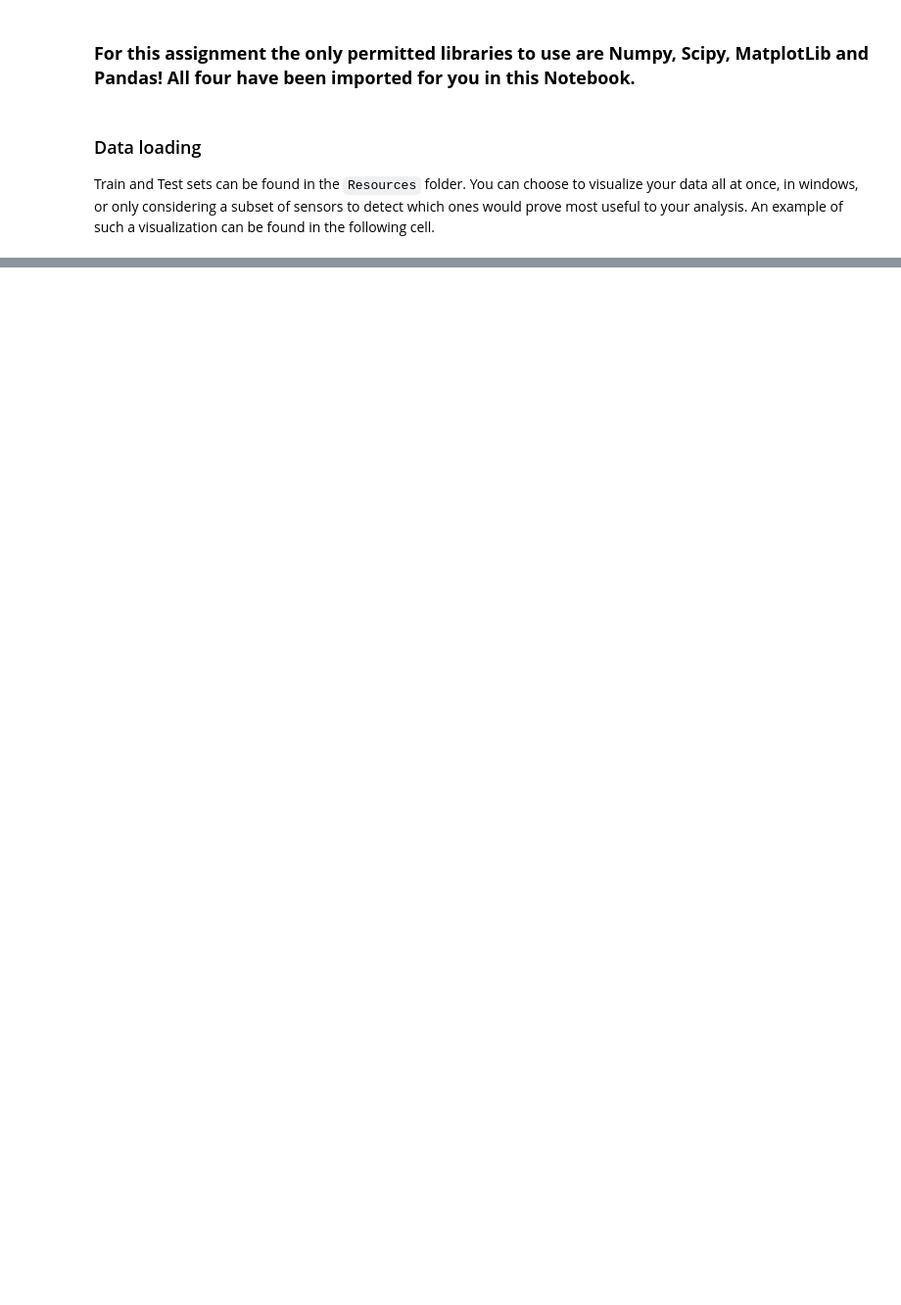
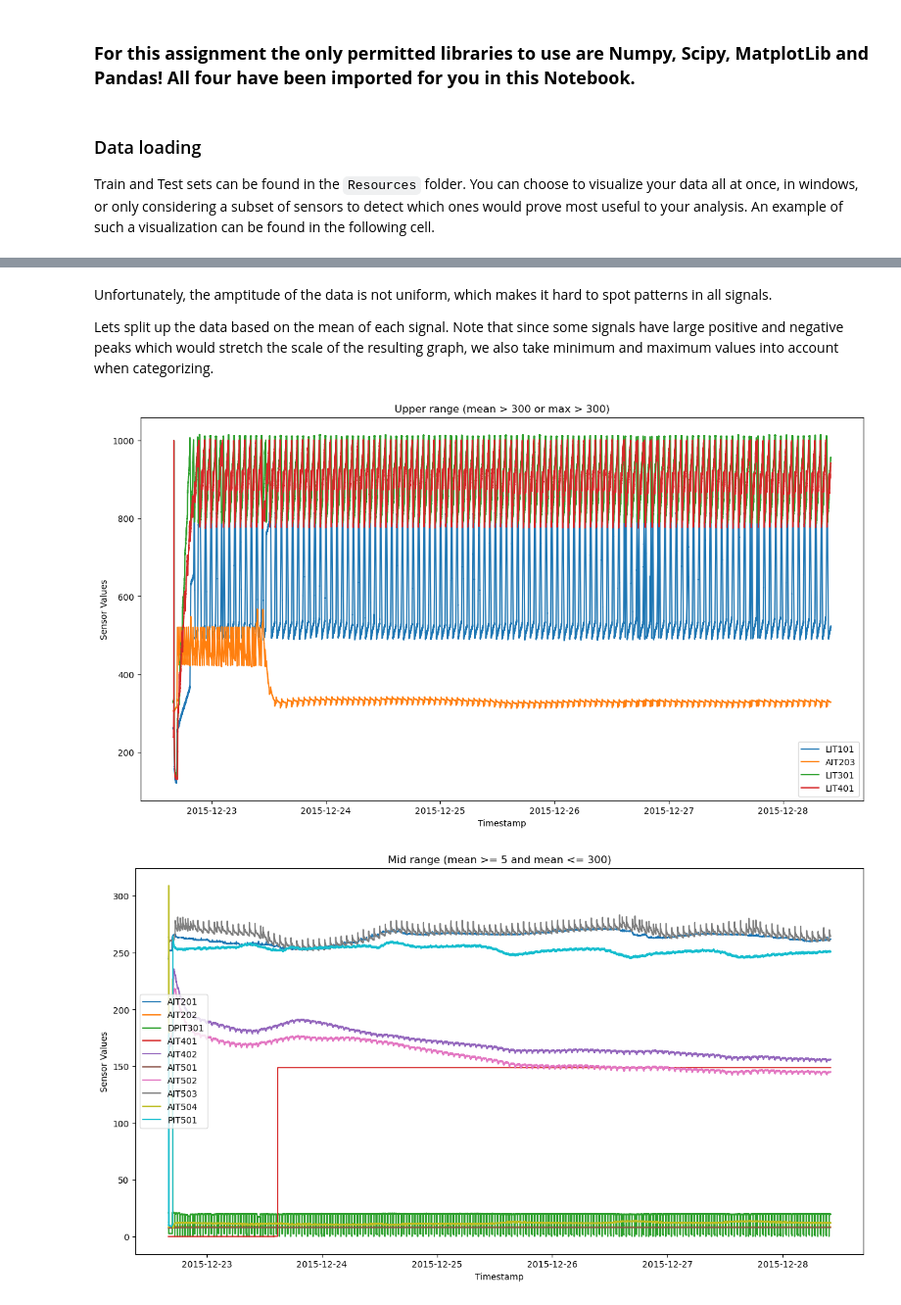
Before and after one commit to blockdoth/data-mining, a Jupyter notebook: Anomaly Detection.ipynb, the cells around one changed output, grey strips where cells are left out. Shown at 98% size. Drawn from its saved outputs; the diff is of its cells as text; code cells hidden in the pictures; blank space fills up the shorter version.

Commit message:
finally have a feeling what I am doing

```diff
--- a/Anomaly Detection.ipynb
+++ b/Anomaly Detection.ipynb
@@ -306,0 +64,26 @@ LinAlgError: Array must not contain infs or NaNs
+# %% [markdown]
+Unfortunately, the amptitude of the data is not uniform, which makes it hard to spot patterns in all signals.
+
+Lets split up the data based on the mean of each signal. Note that since some signals have large positive and negative peaks which would stretch the scale of the resulting graph, we also take minimum and maximum values into account when categorizing.
+# %%
+time_stamps = train_data.iloc[:, 0]
+norm_attack = train_data.iloc[:, -1:]
+sensors = train_data.iloc[:, 1:-1]
+
+upper_range   = sensors.loc[:, (sensors.mean() > 300 ) | (sensors.max()  > 300)]
+mid_range     = sensors.loc[:, (sensors.mean() >= 5 ) & (sensors.mean() <= 300)]
+lower_range   = sensors.loc[:, (sensors.mean() < 5  ) & (sensors.mean() > 1)]
+lowest_range  = sensors.loc[:, (sensors.mean() <= 1  ) ]
+
+upper_range_data  = pd.concat([time_stamps, upper_range ], axis=1)
+mid_range_data    = pd.concat([time_stamps, mid_range   ], axis=1)
+lower_range_data  = pd.concat([time_stamps, lower_range ], axis=1)
+lowest_range_data = pd.concat([time_stamps, lowest_range], axis=1)
+# %%
+visualize_sensor_data(upper_range_data[:-1],  title="Upper range (mean > 300 or max > 300)")
+visualize_sensor_data(mid_range_data[:-1],    title="Mid range (mean >= 5 and mean <= 300)")
+visualize_sensor_data(lower_range_data[:-1],  title="Low range (mean < 5 and mean > 1")
+visualize_sensor_data(lowest_range_data[:-1], title="Lowest range (mean <= 1)")
+# %% [output]
+[figure, added]
+[figure, added]
```
Also changed, not shown: parts of 43 cells of this notebook, 2 other files.
